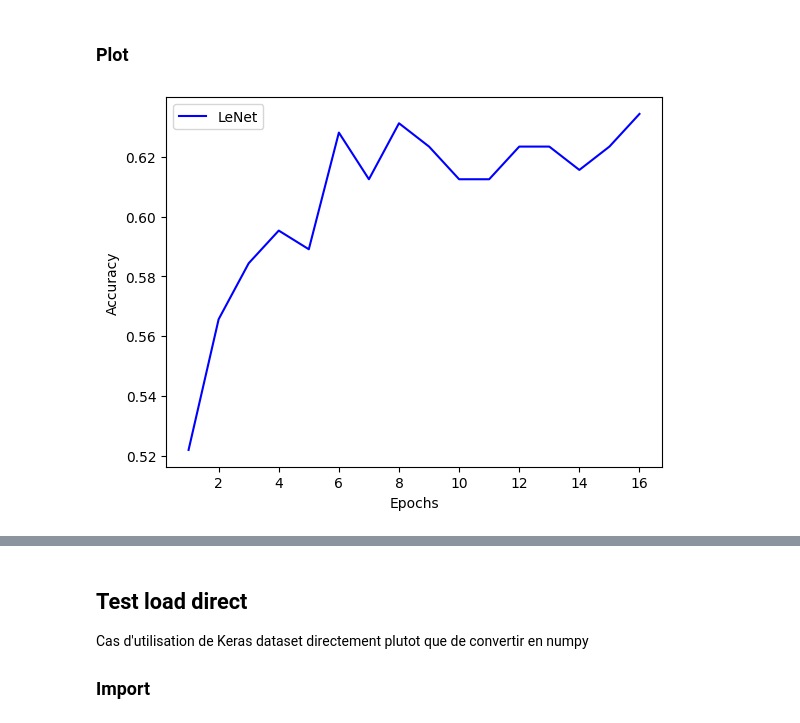
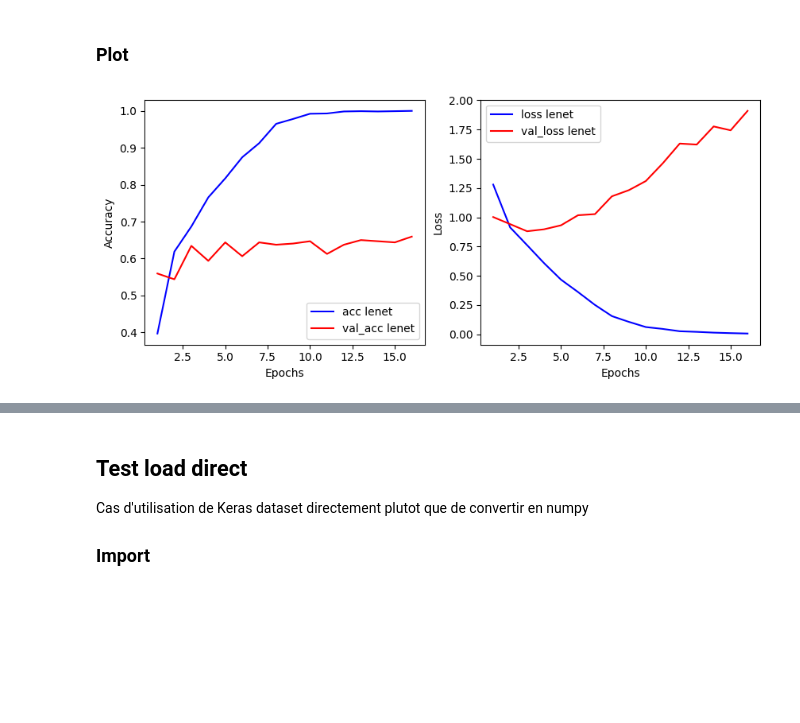
Before and after one commit to mmelkowski/radio_pulmo, a Jupyter notebook: notebooks/MME_notebook.ipynb, the cells around one changed output, grey strips where cells are left out. Cells and saved outputs as stored; diff of their text form; code cells hidden in the pictures; blank space fills up the shorter version.

Commit message:
FEAT(notebook): Add graph for Acc and loss for all model.

```diff
--- a/notebooks/MME_notebook.ipynb
+++ b/notebooks/MME_notebook.ipynb
@@ -179,7 +170,7 @@ False
 # %% [markdown]
 #### Config
 # %%
-data_dir = pathlib.Path("/home/tylio/code/Project_radio_pulmo/code/radio_pulmo/data/processed/covid_19_masked_tiny")
+data_dir = pathlib.Path("/home/tylio/code/Project_radio_pulmo/code/radio_pulmo/data/processed/covid_19_masked_tiny_500")
 img_height, img_width = 256, 256
 batch_size = 32
 # %% [markdown]
@@ -329,17 +326,44 @@ Epoch 16/16
 # %% [markdown]
 ### Plot
 # %%
+loss_lenet = training_history_lenet.history['loss']
+val_loss_lenet = training_history_lenet.history['val_loss']
+
+
+plt.figure(figsize=(10,4))
+plt.subplot(1,2,1)
 # Courbe du score de test du réseau LeNet
 plt.plot(np.arange(1 , nb_epochs + 1, 1),
+         train_acc_lenet,
+         label = 'acc lenet',
+         color = 'blue')
+plt.plot(np.arange(1 , nb_epochs + 1, 1),
          val_acc_lenet,
-         label = 'LeNet',
-         color = 'blue')
+         label = 'val_acc lenet',
+         color = 'red')
 # Labels des axes
 plt.xlabel('Epochs')
 plt.ylabel('Accuracy')
 # Affichage de la légende
 plt.legend()
+
+plt.subplot(1,2,2)
+# Courbe du score de test du réseau LeNet
+plt.plot(np.arange(1 , nb_epochs + 1, 1),
+         loss_lenet,
+         label = 'loss lenet',
+         color = 'blue')
+plt.plot(np.arange(1 , nb_epochs + 1, 1),
+         val_loss_lenet,
+         label = 'val_loss lenet',
+         color = 'red')
+
+# Labels des axes
+plt.xlabel('Epochs')
+plt.ylabel('Loss')
+# Affichage de la légende
+plt.legend()
 # Affichage de la figure
 plt.show()
 # %% [output]
-[figure, old version]
+[figure, new version]
```
Also changed, not shown: parts of 34 cells of this notebook.
